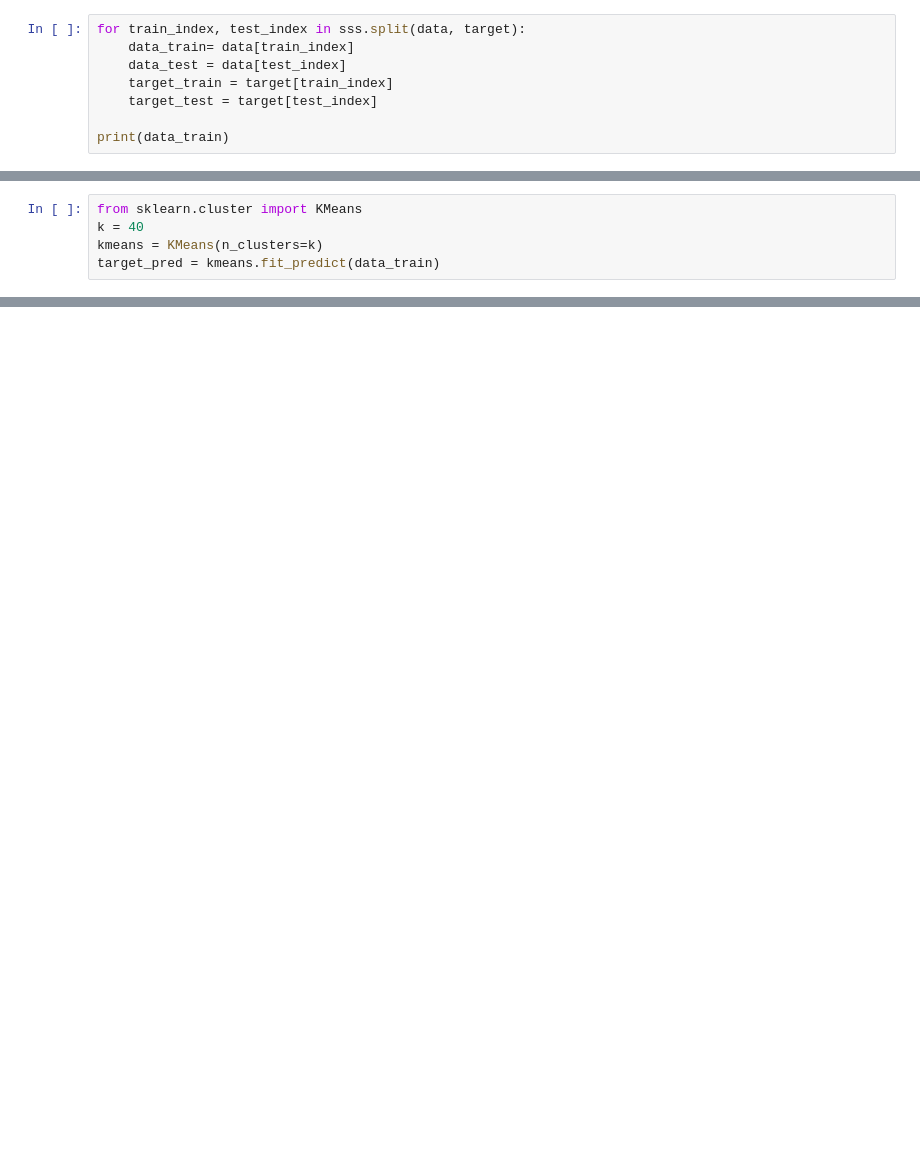
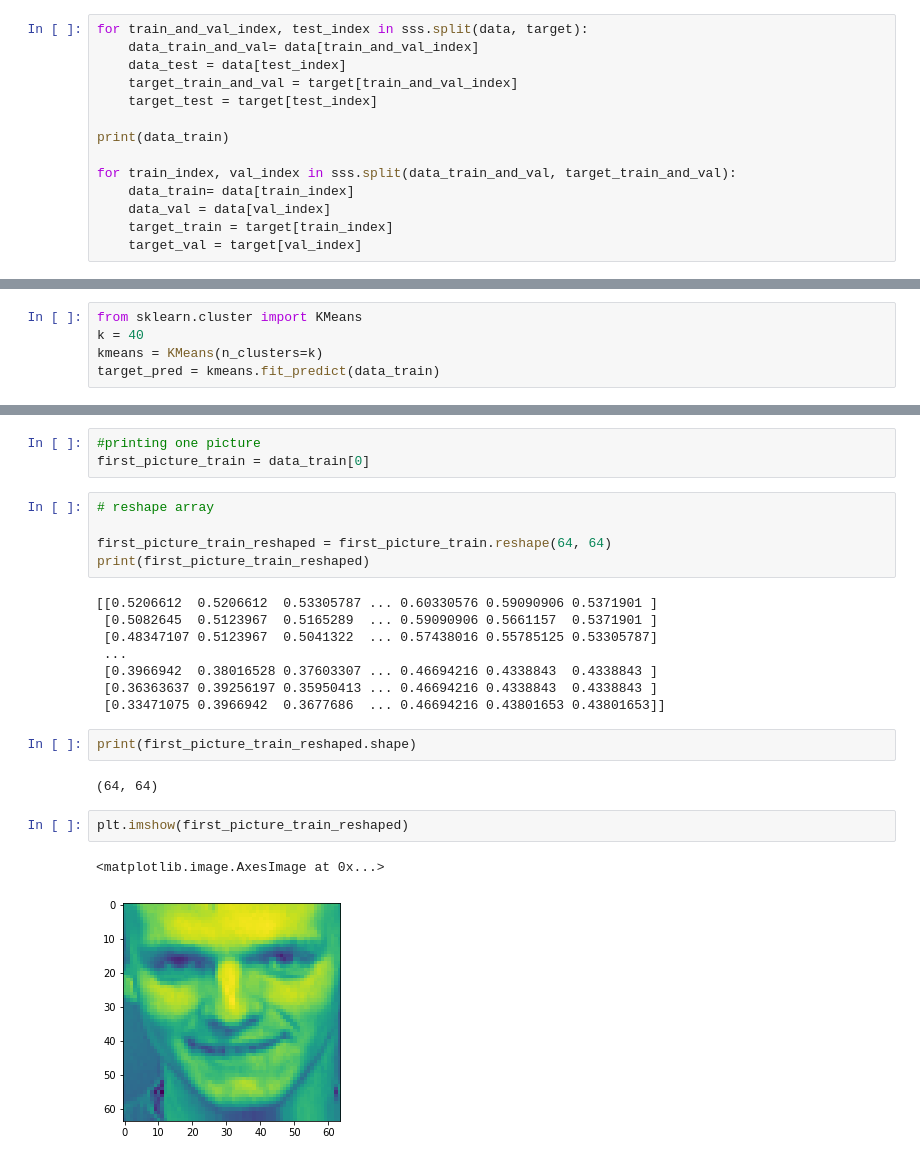
Before and after one commit to maya123tang/Olivetti-faces, a Jupyter notebook: olivetti faces.ipynb, the cells around one changed output, grey strips where cells are left out. Cells and saved outputs as stored; diff of their text form; blank space fills up the shorter version.

```diff
--- a/olivetti faces.ipynb
+++ b/olivetti faces.ipynb
@@ -73,13 +74,19 @@ import numpy as np
 from sklearn.model_selection import StratifiedShuffleSplit
 sss = StratifiedShuffleSplit(n_splits=5, test_size=.2, random_state=9)
 # %%
-for train_index, test_index in sss.split(data, target):
-    data_train= data[train_index]
+for train_and_val_index, test_index in sss.split(data, target):
+    data_train_and_val= data[train_and_val_index]
     data_test = data[test_index]
-    target_train = target[train_index]
+    target_train_and_val = target[train_and_val_index]
     target_test = target[test_index]
 
 print(data_train)
+
+for train_index, val_index in sss.split(data_train_and_val, target_train_and_val):
+    data_train= data[train_index]
+    data_val = data[val_index]
+    target_train = target[train_index]
+    target_val = target[val_index]
 # %% [output]
 [[0.46694216 0.4752066  0.45454547 ... 0.6694215  0.6735537  0.6570248 ]
  [0.40082645 0.49586776 0.57024795 ... 0.16115703 0.1570248  0.13636364]
@@ -95,0 +124,25 @@ target_pred = kmeans.fit_predict(data_train)
+# %%
+#printing one picture
+first_picture_train = data_train[0]
+# %%
+# reshape array
+
+first_picture_train_reshaped = first_picture_train.reshape(64, 64)
+print(first_picture_train_reshaped)
+# %% [output]
+[[0.5206612  0.5206612  0.53305787 ... 0.60330576 0.59090906 0.5371901 ]
+ [0.5082645  0.5123967  0.5165289  ... 0.59090906 0.5661157  0.5371901 ]
+ [0.48347107 0.5123967  0.5041322  ... 0.57438016 0.55785125 0.53305787]
+ ...
+ [0.3966942  0.38016528 0.37603307 ... 0.46694216 0.4338843  0.4338843 ]
+ [0.36363637 0.39256197 0.35950413 ... 0.46694216 0.4338843  0.4338843 ]
+ [0.33471075 0.3966942  0.3677686  ... 0.46694216 0.43801653 0.43801653]]
+# %%
+print(first_picture_train_reshaped.shape)
+# %% [output]
+(64, 64)
+# %%
+plt.imshow(first_picture_train_reshaped)
+# %% [output]
+<matplotlib.image.AxesImage at 0x...>
+[figure, added]
```
Also changed, not shown: parts of 9 cells of this notebook.
